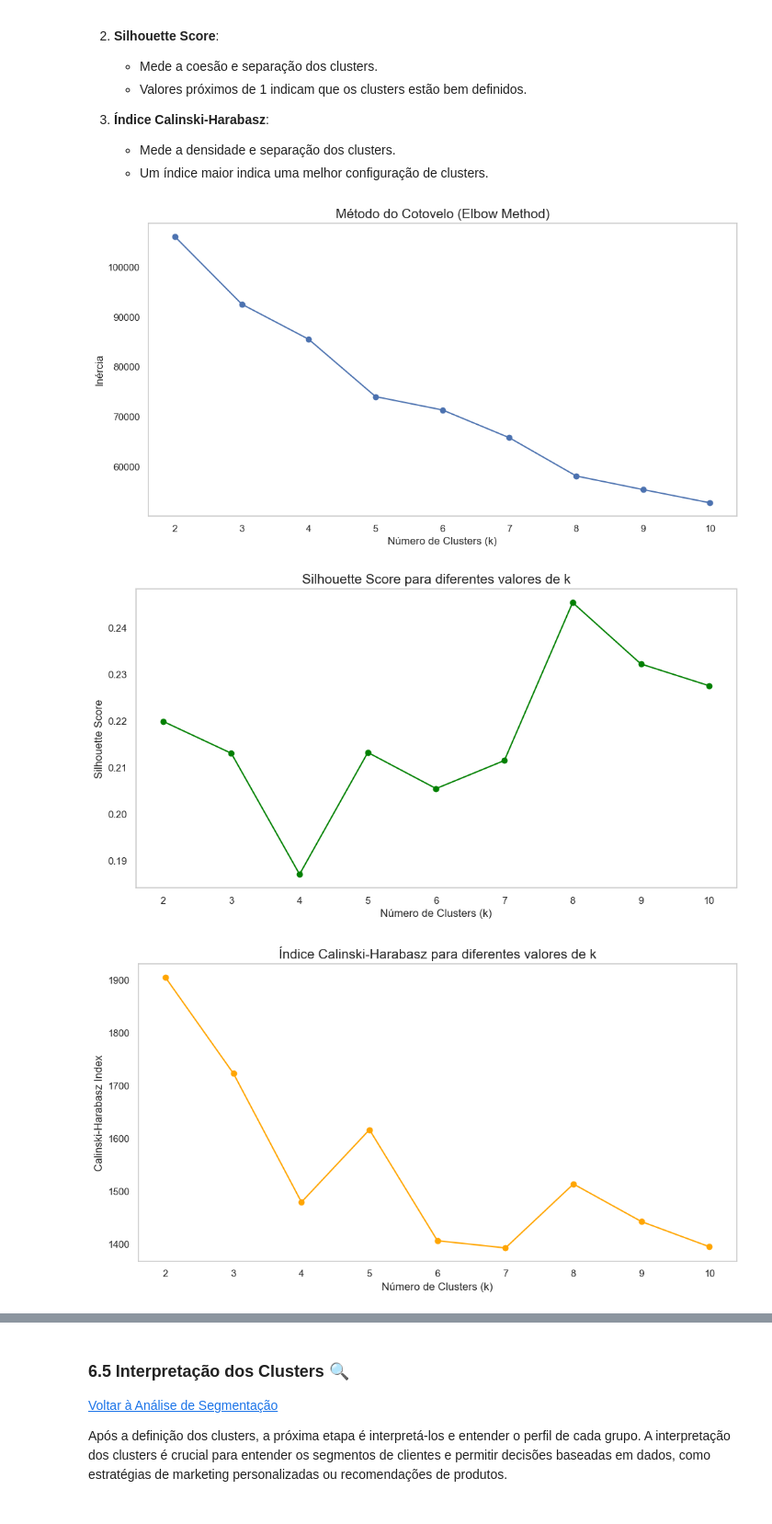
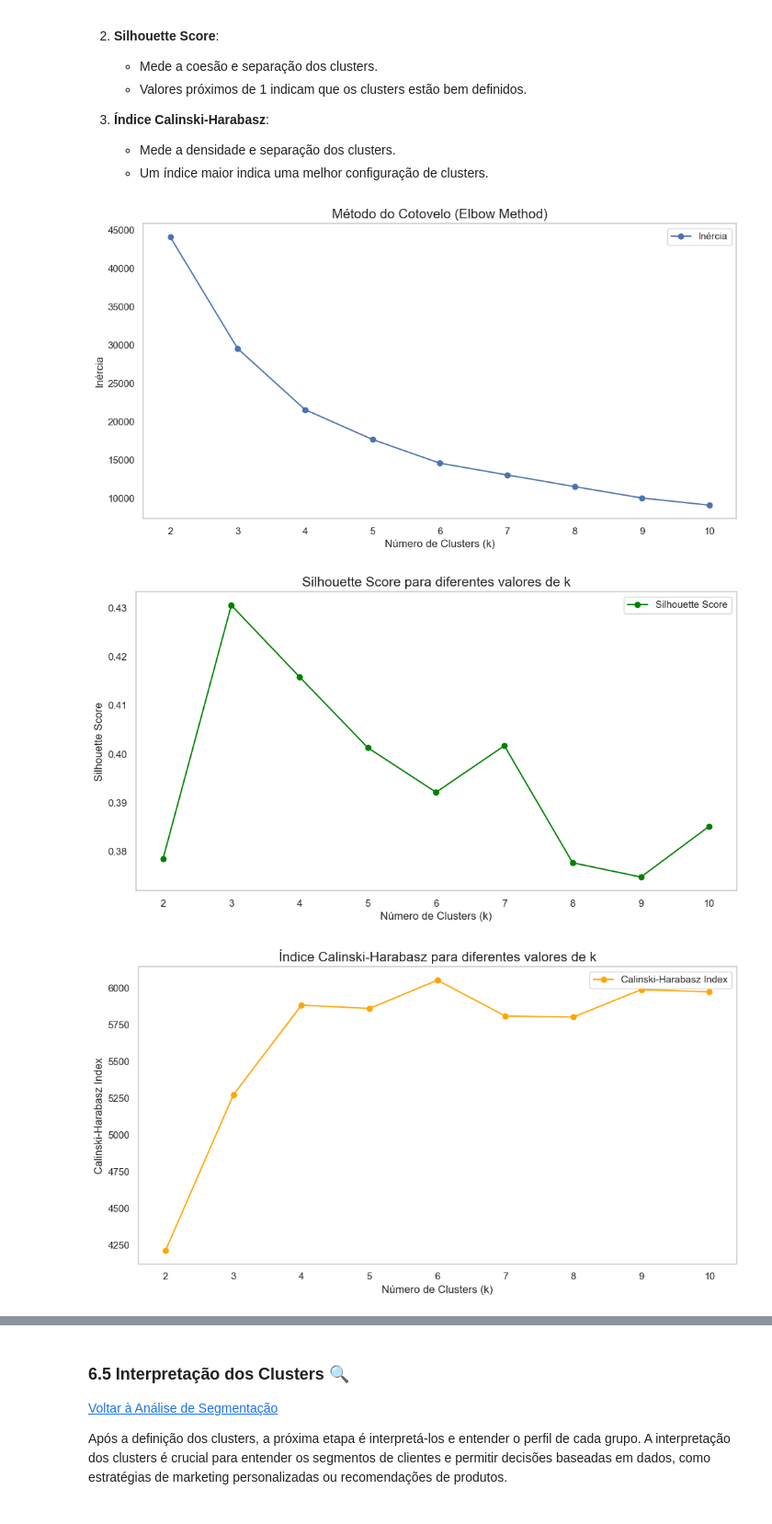
Before and after one commit to tnleite/credit-card-customer-clustering, a Jupyter notebook: 02-Analise/credit-card-customer-clustering.ipynb, the cells around one changed output, grey strips where cells are left out. Shown at 92% size. Cells and saved outputs as stored; diff of their text form; code cells hidden in the pictures.

```diff
--- a/02-Analise/credit-card-customer-clustering.ipynb
+++ b/02-Analise/credit-card-customer-clustering.ipynb
@@ -1055,60 +1256,87 @@ As abordagens adotadas incluem:
    - Mede a densidade e separação dos clusters.
    - Um índice maior indica uma melhor configuração de clusters.
 # %%
-# Lista para armazenar as métricas para diferentes números de clusters
-inercia = []  # Soma dos erros quadrados
+# ---------------------------------------------------------------
+# Determinação do Número Ideal de Clusters com PCA (2 componentes)
+# ---------------------------------------------------------------
+
+# Justificativa:
+# - O número de clusters (k) define como os dados serão agrupados.
+# - Utilizamos três métricas principais para identificar o valor ideal de k:
+#   1. Método do Cotovelo (Elbow Method): Avalia a redução da inércia.
+#   2. Silhouette Score: Mede a separação e coesão dos clusters.
+#   3. Índice Calinski-Harabasz: Mede a densidade e separação dos clusters.
+
+# Inicializando listas para armazenar métricas para diferentes valores de k
+inercia = []  # Soma dos erros quadrados (inércia)
 silhouette_scores = []  # Silhouette Score
 calinski_harabasz_scores = []  # Calinski-Harabasz Index
 
 # Definindo os possíveis valores de k (número de clusters)
-range_clusters = range(2, 11)  # De 2 a 10 clusters
+range_clusters = range(2, 11)  # Avaliando de 2 a 10 clusters
 
 # Loop para calcular as métricas para cada valor de k
 for k in range_clusters:
-    # Inicializando o modelo K-Means com o número atual de clusters
+    # Inicializando o modelo K-Means para o valor atual de k
     kmeans = KMeans(n_clusters=k, random_state=42)
 
-    # Ajustando o modelo aos dados normalizados
-    kmeans.fit(df_normalizado)
+    # Ajustando o modelo aos dados transformados pelo PCA com 2 componentes
+    kmeans.fit(dados_pca_2)  # `df_pca_2` contém os dados com 2 componentes principais
 
-    # Calculando a inércia (soma dos erros quadrados)
+    # Calculando a inércia (soma dos erros quadrados dentro dos clusters)
     inercia.append(kmeans.inertia_)
 
-    # Calculando o Silhouette Score
-    silhouette_avg = silhouette_score(df_normalizado, kmeans.labels_)
+    # Calculando o Silhouette Score (qualidade da separação dos clusters)
+    silhouette_avg = silhouette_score(dados_pca_2, kmeans.labels_)
     silhouette_scores.append(silhouette_avg)
 
-    # Calculando o Calinski-Harabasz Index
-    ch_score = calinski_harabasz_score(df_normalizado, kmeans.labels_)
+    # Calculando o Índice Calinski-Harabasz (densidade e separação dos clusters)
+    ch_score = calinski_harabasz_score(dados_pca_2, kmeans.labels_)
     calinski_harabasz_scores.append(ch_score)
+
+# -----------------------
+# Visualizações das Métricas
+# -----------------------
 
 # Plotando o Método do Cotovelo (Elbow Method)
 plt.figure(figsize=(12, 6))
-plt.plot(range_clusters, inercia, marker='o')
+plt.plot(range_clusters, inercia, marker='o', label='Inércia')
 plt.title('Método do Cotovelo (Elbow Method)', fontsize=15)
 plt.xlabel('Número de Clusters (k)', fontsize=12)
 plt.ylabel('Inércia', fontsize=12)
+plt.legend()
 plt.grid()
 plt.show()
 
 # Plotando o Silhouette Score para diferentes k
 plt.figure(figsize=(12, 6))
-plt.plot(range_clusters, silhouette_scores, marker='o', color='green')
+plt.plot(range_clusters, silhouette_scores, marker='o', color='green', label='Silhouette Score')
 plt.title('Silhouette Score para diferentes valores de k', fontsize=15)
 plt.xlabel('Número de Clusters (k)', fontsize=12)
 plt.ylabel('Silhouette Score', fontsize=12)
+plt.legend()
 plt.grid()
 plt.show()
 
-# Plotando o Calinski-Harabasz Index para diferentes k
+# Plotando o Índice Calinski-Harabasz para diferentes k
 plt.figure(figsize=(12, 6))
-plt.plot(range_clusters, calinski_harabasz_scores, marker='o', color='orange')
+plt.plot(range_clusters, calinski_harabasz_scores, marker='o', color='orange', label='Calinski-Harabasz Index')
 plt.title('Índice Calinski-Harabasz para diferentes valores de k', fontsize=15)
 plt.xlabel('Número de Clusters (k)', fontsize=12)
 plt.ylabel('Calinski-Harabasz Index', fontsize=12)
+plt.legend()
 plt.grid()
 plt.show()
+
+# -----------------------
+# Observações sobre os resultados:
+# -----------------------
+# - As visualizações ajudam a identificar o valor de k ideal:
+#   1. No Método do Cotovelo, buscamos o ponto em que a redução da inércia diminui significativamente.
+#   2. No Silhouette Score, o maior valor indica o k com melhor separação dos clusters.
+#   3. No Índice Calinski-Harabasz, o maior valor reflete a melhor densidade e separação.
+# - Escolheremos o valor de k que melhor equilibre as métricas.
 # %% [output]
-[figure, old version]
+[figure, new version]
-[figure, old version]
+[figure, new version]
-[figure, old version]
+[figure, new version]
```
Also changed, not shown: parts of 23 cells of this notebook.
